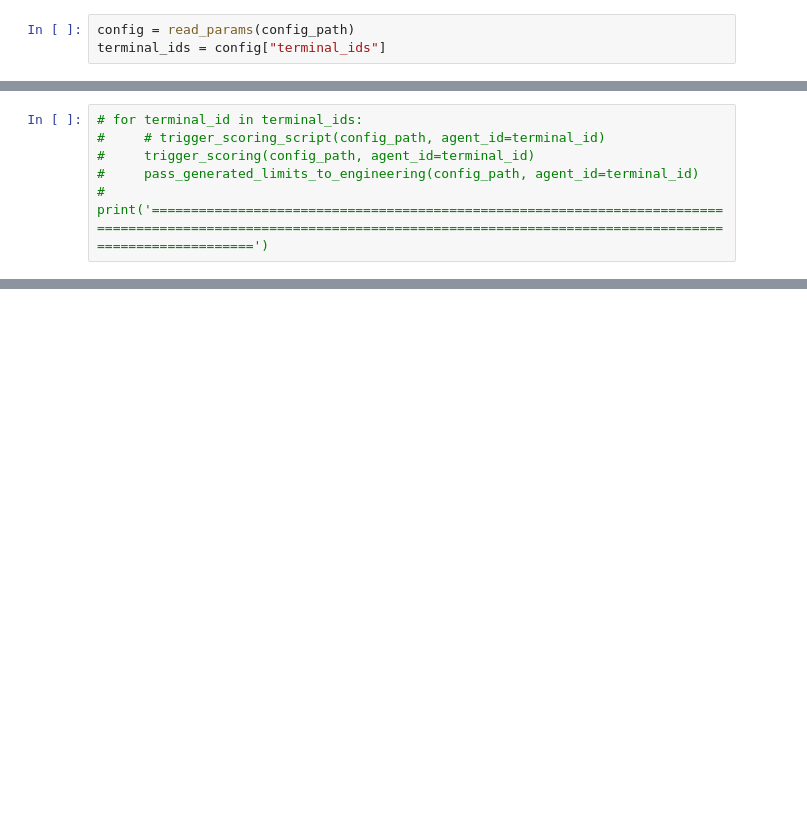
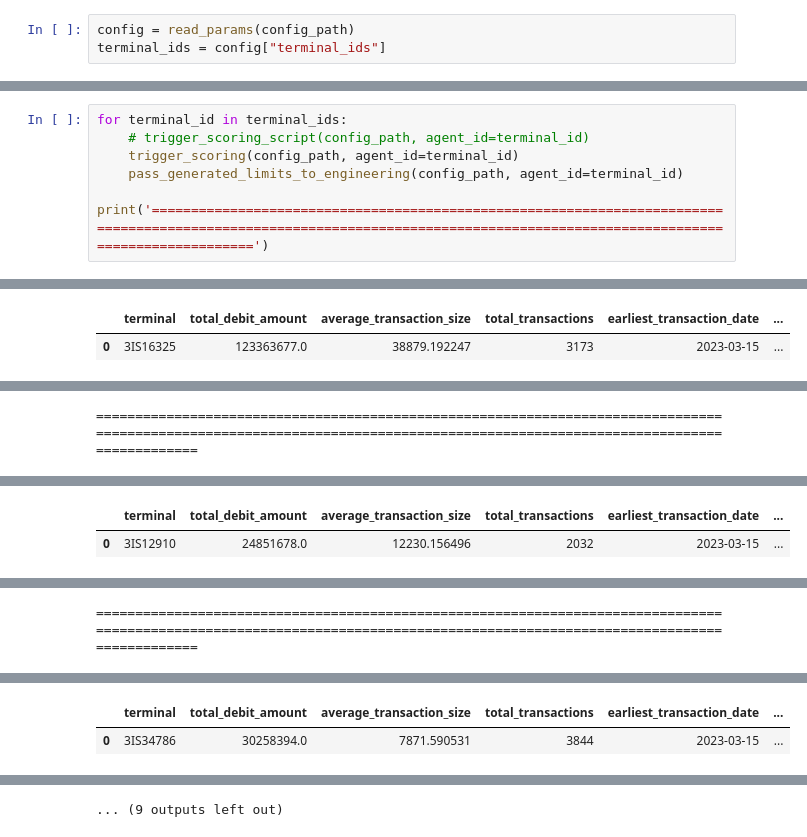
Before and after one commit to ogunahsteph/Isw_Scoring_model, a Jupyter notebook: notebooks/1.0_FM_scoring_script_debug.ipynb, the cells around one changed output, grey strips where cells are left out. Saved outputs shown, nothing was run; the diff lists cells and outputs as text; blank space fills up the shorter version.

Commit message:
fix (stabilisation): add limit stabilisation

```diff
--- a/notebooks/1.0_FM_scoring_script_debug.ipynb
+++ b/notebooks/1.0_FM_scoring_script_debug.ipynb
@@ -53,6 +53,7 @@ print('=========================================================================
 # %%
-# for terminal_id in terminal_ids:
-#     # trigger_scoring_script(config_path, agent_id=terminal_id)
-#     trigger_scoring(config_path, agent_id=terminal_id)
-#     pass_generated_limits_to_engineering(config_path, agent_id=terminal_id)
-#     print('=============================================================================================================================================================================')
+for terminal_id in terminal_ids:
+    # trigger_scoring_script(config_path, agent_id=terminal_id)
+    trigger_scoring(config_path, agent_id=terminal_id)
+    pass_generated_limits_to_engineering(config_path, agent_id=terminal_id)
+    print('=============================================================================================================================================================================')
+# %% [output]
@@ -58,0 +76,2 @@ print('=========================================================================
+|  | terminal | total_debit_amount | average_transaction_size | total_transactions | earliest_transaction_date | ... |
+| 0 | 3IS16325 | 123363677.0 | 38879.192247 | 3173 | 2023-03-15 | ... |
@@ -58,0 +89 @@ print('=========================================================================
+=============================================================================================================================================================================
@@ -58,0 +104,2 @@ print('=========================================================================
+|  | terminal | total_debit_amount | average_transaction_size | total_transactions | earliest_transaction_date | ... |
+| 0 | 3IS12910 | 24851678.0 | 12230.156496 | 2032 | 2023-03-15 | ... |
@@ -58,0 +117 @@ print('=========================================================================
+=============================================================================================================================================================================
@@ -58,0 +132,2 @@ print('=========================================================================
+|  | terminal | total_debit_amount | average_transaction_size | total_transactions | earliest_transaction_date | ... |
+| 0 | 3IS34786 | 30258394.0 | 7871.590531 | 3844 | 2023-03-15 | ... |
@@ -58,0 +145 @@ print('=========================================================================
+... (9 outputs left out)
```
Also changed, not shown: parts of 2 cells of this notebook, 3 other files.
